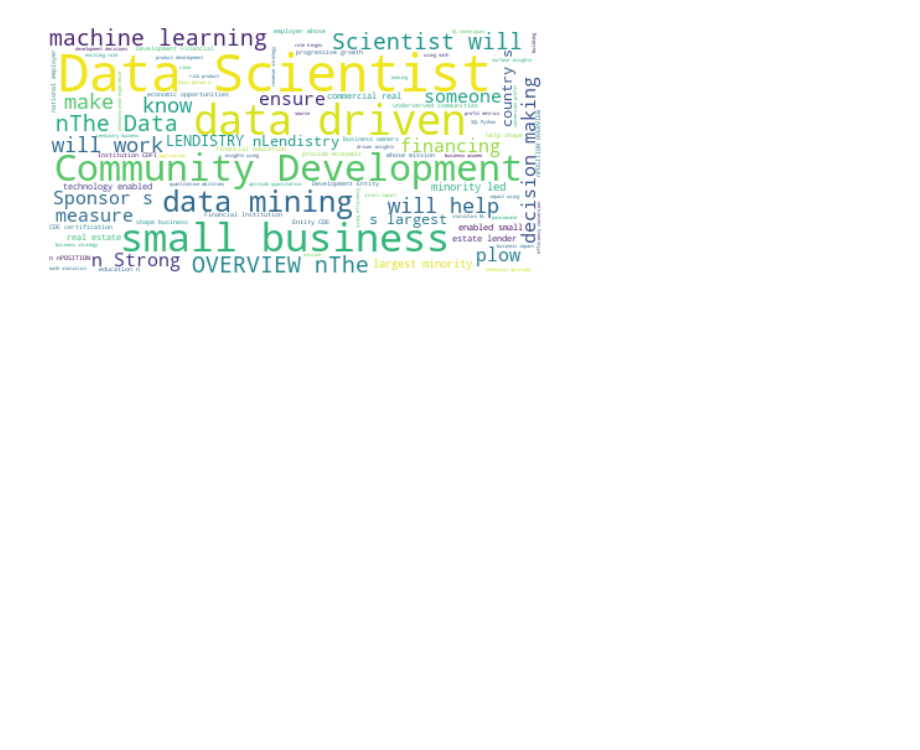
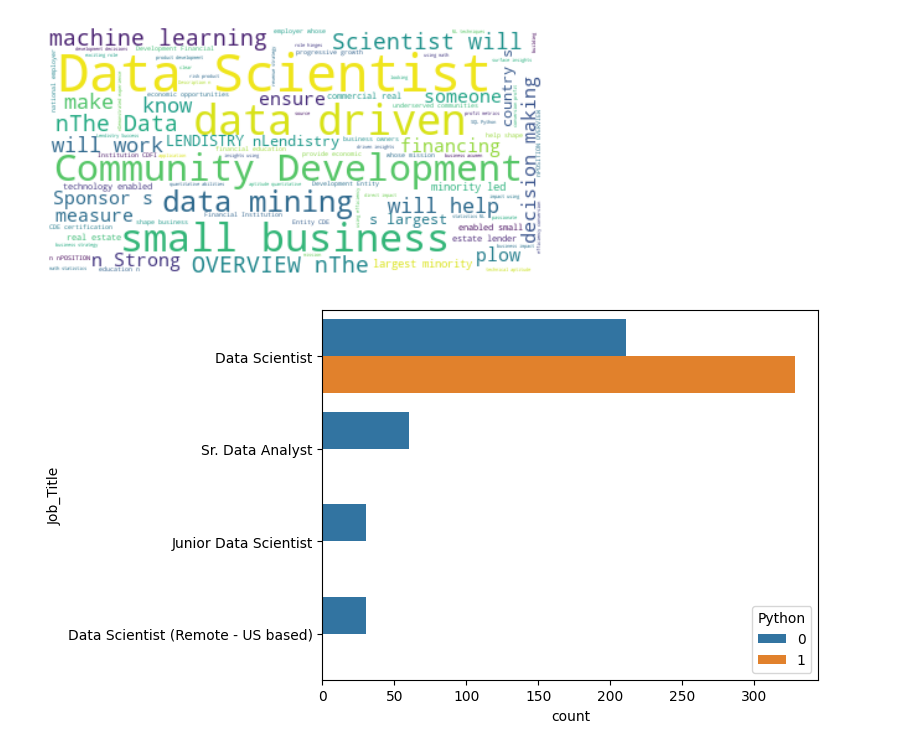
Before and after one commit to mosemb/DSalary, a Jupyter notebook: Eda.ipynb, the cells around one changed output. Drawn from its saved outputs; the diff is of its cells as text; code cells hidden in the pictures; blank space fills up the shorter version.

```diff
--- a/Eda.ipynb
+++ b/Eda.ipynb
@@ -484,3 +484,8 @@ plt.axis("off")
 plt.show()
 # %% [output]
 [figure]
+# %%
+sns.countplot(data=df, y="Job_Title", hue="Python")
+plt.show()
+# %% [output]
+[figure, added]
```
Also changed, not shown: parts of 1 cell of this notebook, 1 other file.
